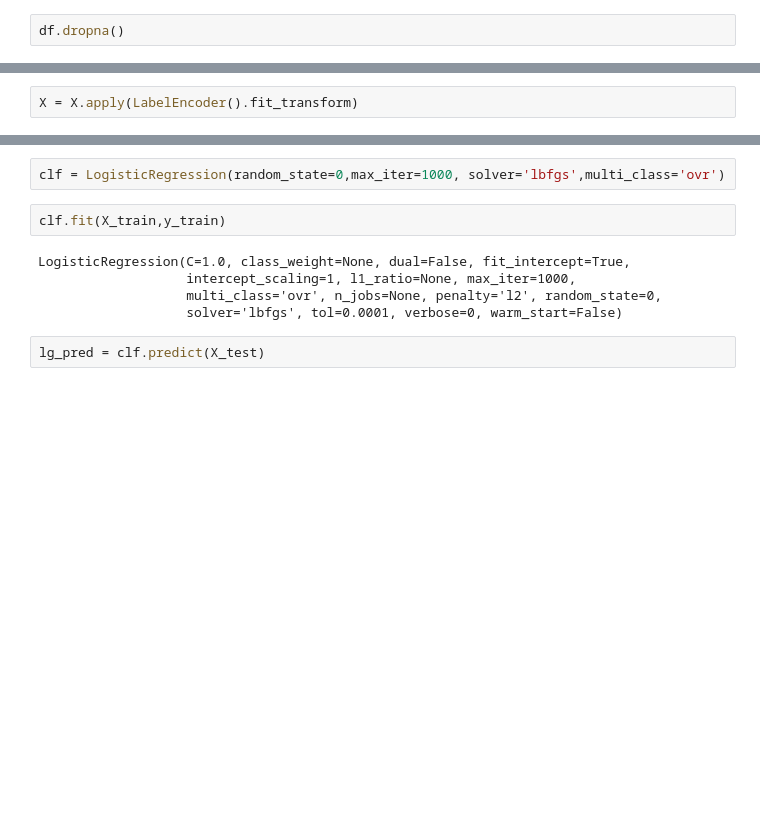
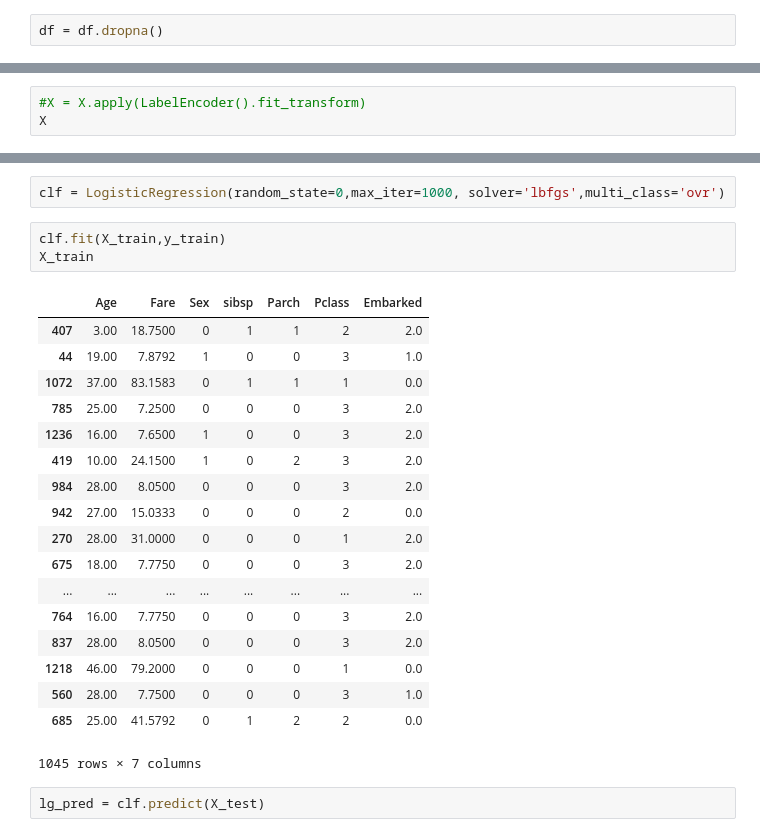
Before and after one commit to sherwyn11/Titanic-Survival-Prediction, a Jupyter notebook: Titanic_survival.ipynb, the cells around one changed output, grey strips where cells are left out. Drawn from its saved outputs; the diff is of its cells as text; blank space fills up the shorter version.

```diff
--- a/Titanic_survival.ipynb
+++ b/Titanic_survival.ipynb
@@ -22,4 +22,4 @@ df.shape
 # %% [output]
 (1309, 28)
 # %%
-df.dropna()
+df = df.dropna()
@@ -103,4 +84,5 @@ X
 # %%
 y = df.iloc[:,-1].values
 # %%
-X = X.apply(LabelEncoder().fit_transform)
+#X = X.apply(LabelEncoder().fit_transform)
+X
@@ -131,11 +132,26 @@ from sklearn.linear_model import LogisticRegression
 clf = LogisticRegression(random_state=0,max_iter=1000, solver='lbfgs',multi_class='ovr')
 # %%
 clf.fit(X_train,y_train)
+X_train
 # %% [output]
+|  | Age | Fare | Sex | sibsp | Parch | Pclass | Embarked |
+| 407 | 3.00 | 18.7500 | 0 | 1 | 1 | 2 | 2.0 |
+| 44 | 19.00 | 7.8792 | 1 | 0 | 0 | 3 | 1.0 |
+| 1072 | 37.00 | 83.1583 | 0 | 1 | 1 | 1 | 0.0 |
+| 785 | 25.00 | 7.2500 | 0 | 0 | 0 | 3 | 2.0 |
+| 1236 | 16.00 | 7.6500 | 1 | 0 | 0 | 3 | 2.0 |
+| 419 | 10.00 | 24.1500 | 1 | 0 | 2 | 3 | 2.0 |
+| 984 | 28.00 | 8.0500 | 0 | 0 | 0 | 3 | 2.0 |
+| 942 | 27.00 | 15.0333 | 0 | 0 | 0 | 2 | 0.0 |
+| 270 | 28.00 | 31.0000 | 0 | 0 | 0 | 1 | 2.0 |
+| 675 | 18.00 | 7.7750 | 0 | 0 | 0 | 3 | 2.0 |
+| ... | ... | ... | ... | ... | ... | ... | ... |
+| 764 | 16.00 | 7.7750 | 0 | 0 | 0 | 3 | 2.0 |
+| 837 | 28.00 | 8.0500 | 0 | 0 | 0 | 3 | 2.0 |
+| 1218 | 46.00 | 79.2000 | 0 | 0 | 0 | 1 | 0.0 |
+| 560 | 28.00 | 7.7500 | 0 | 0 | 0 | 3 | 1.0 |
+| 685 | 25.00 | 41.5792 | 0 | 1 | 2 | 2 | 0.0 |
-LogisticRegression(C=1.0, class_weight=None, dual=False, fit_intercept=True,
-                   intercept_scaling=1, l1_ratio=None, max_iter=1000,
-                   multi_class='ovr', n_jobs=None, penalty='l2', random_state=0,
-                   solver='lbfgs', tol=0.0001, verbose=0, warm_start=False)
+1045 rows × 7 columns
 # %%
 lg_pred = clf.predict(X_test)
 # %%
```
Also changed, not shown: parts of 11 cells of this notebook.
